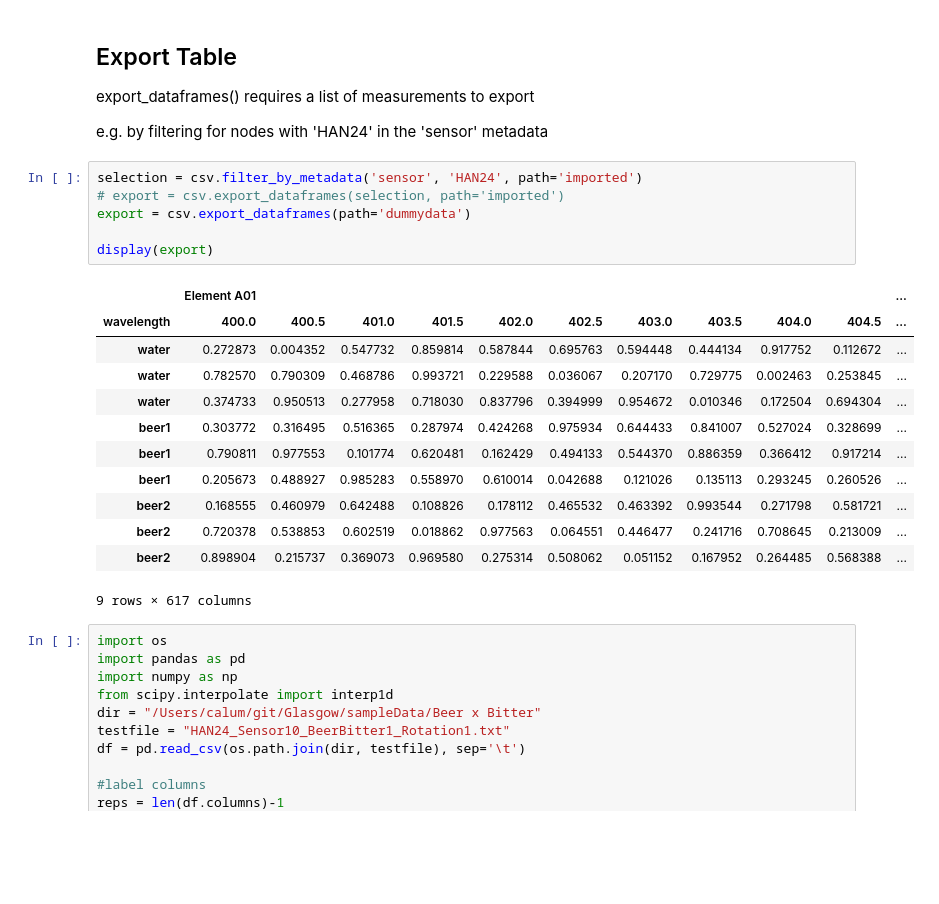
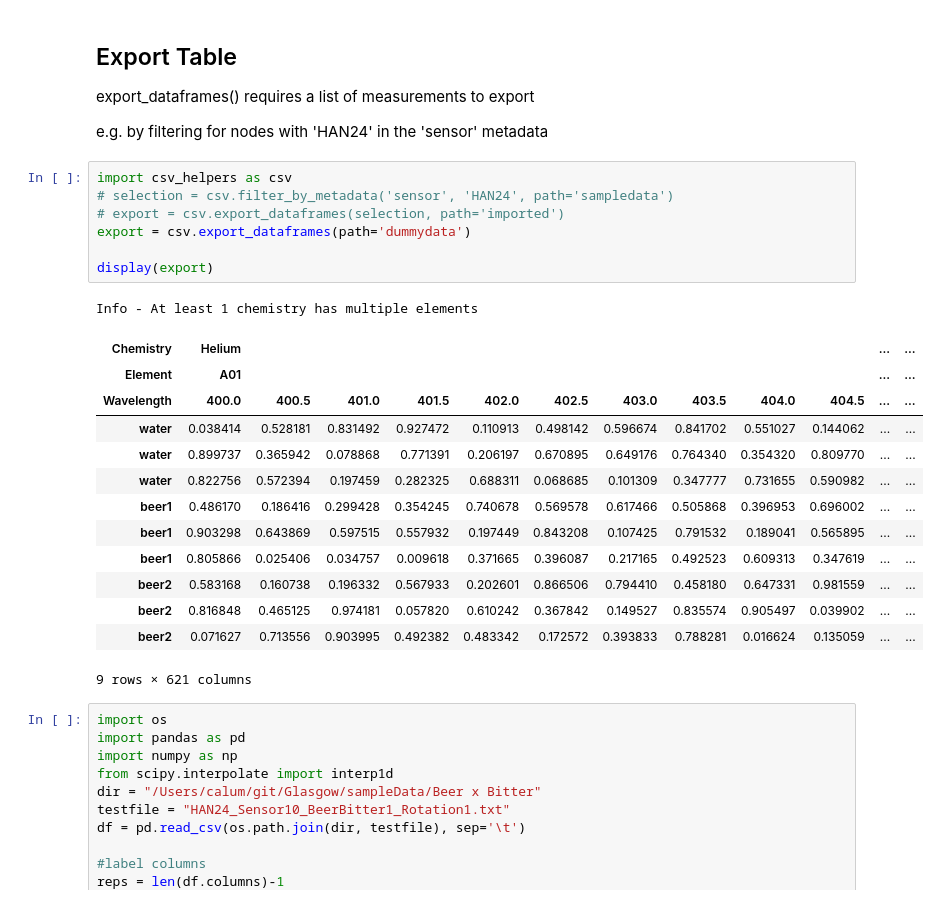
Before and after one commit to calcut/dwt-optical, a Jupyter notebook: csv_import_export.ipynb, the cells around one changed output. Drawn from its saved outputs; the diff is of its cells as text; blank space fills up the shorter version.

```diff
--- a/csv_import_export.ipynb
+++ b/csv_import_export.ipynb
@@ -175,24 +156,27 @@ export_dataframes() requires a list of measurements to export
 
 e.g. by filtering for nodes with 'HAN24' in the 'sensor' metadata
 # %%
-selection = csv.filter_by_metadata('sensor', 'HAN24', path='imported')
+import csv_helpers as csv
+# selection = csv.filter_by_metadata('sensor', 'HAN24', path='sampledata')
 # export = csv.export_dataframes(selection, path='imported')
 export = csv.export_dataframes(path='dummydata')
 
 display(export)
 # %% [output]
+Info - At least 1 chemistry has multiple elements
-|  | Element A01 |  |  |  |  |  |  |  |  |  | ... |
-| wavelength | 400.0 | 400.5 | 401.0 | 401.5 | 402.0 | 402.5 | 403.0 | 403.5 | 404.0 | 404.5 | ... |
-| water | 0.272873 | 0.004352 | 0.547732 | 0.859814 | 0.587844 | 0.695763 | 0.594448 | 0.444134 | 0.917752 | 0.112672 | ... |
-| water | 0.782570 | 0.790309 | 0.468786 | 0.993721 | 0.229588 | 0.036067 | 0.207170 | 0.729775 | 0.002463 | 0.253845 | ... |
-| water | 0.374733 | 0.950513 | 0.277958 | 0.718030 | 0.837796 | 0.394999 | 0.954672 | 0.010346 | 0.172504 | 0.694304 | ... |
-| beer1 | 0.303772 | 0.316495 | 0.516365 | 0.287974 | 0.424268 | 0.975934 | 0.644433 | 0.841007 | 0.527024 | 0.328699 | ... |
-| beer1 | 0.790811 | 0.977553 | 0.101774 | 0.620481 | 0.162429 | 0.494133 | 0.544370 | 0.886359 | 0.366412 | 0.917214 | ... |
-| beer1 | 0.205673 | 0.488927 | 0.985283 | 0.558970 | 0.610014 | 0.042688 | 0.121026 | 0.135113 | 0.293245 | 0.260526 | ... |
-| beer2 | 0.168555 | 0.460979 | 0.642488 | 0.108826 | 0.178112 | 0.465532 | 0.463392 | 0.993544 | 0.271798 | 0.581721 | ... |
-| beer2 | 0.720378 | 0.538853 | 0.602519 | 0.018862 | 0.977563 | 0.064551 | 0.446477 | 0.241716 | 0.708645 | 0.213009 | ... |
-| beer2 | 0.898904 | 0.215737 | 0.369073 | 0.969580 | 0.275314 | 0.508062 | 0.051152 | 0.167952 | 0.264485 | 0.568388 | ... |
+| Chemistry | Helium |  |  |  |  |  |  |  |  |  | ... | ... |
+| Element | A01 |  |  |  |  |  |  |  |  |  | ... | ... |
+| Wavelength | 400.0 | 400.5 | 401.0 | 401.5 | 402.0 | 402.5 | 403.0 | 403.5 | 404.0 | 404.5 | ... | ... |
+| water | 0.038414 | 0.528181 | 0.831492 | 0.927472 | 0.110913 | 0.498142 | 0.596674 | 0.841702 | 0.551027 | 0.144062 | ... | ... |
+| water | 0.899737 | 0.365942 | 0.078868 | 0.771391 | 0.206197 | 0.670895 | 0.649176 | 0.764340 | 0.354320 | 0.809770 | ... | ... |
+| water | 0.822756 | 0.572394 | 0.197459 | 0.282325 | 0.688311 | 0.068685 | 0.101309 | 0.347777 | 0.731655 | 0.590982 | ... | ... |
+| beer1 | 0.486170 | 0.186416 | 0.299428 | 0.354245 | 0.740678 | 0.569578 | 0.617466 | 0.505868 | 0.396953 | 0.696002 | ... | ... |
+| beer1 | 0.903298 | 0.643869 | 0.597515 | 0.557932 | 0.197449 | 0.843208 | 0.107425 | 0.791532 | 0.189041 | 0.565895 | ... | ... |
+| beer1 | 0.805866 | 0.025406 | 0.034757 | 0.009618 | 0.371665 | 0.396087 | 0.217165 | 0.492523 | 0.609313 | 0.347619 | ... | ... |
+| beer2 | 0.583168 | 0.160738 | 0.196332 | 0.567933 | 0.202601 | 0.866506 | 0.794410 | 0.458180 | 0.647331 | 0.981559 | ... | ... |
+| beer2 | 0.816848 | 0.465125 | 0.974181 | 0.057820 | 0.610242 | 0.367842 | 0.149527 | 0.835574 | 0.905497 | 0.039902 | ... | ... |
+| beer2 | 0.071627 | 0.713556 | 0.903995 | 0.492382 | 0.483342 | 0.172572 | 0.393833 | 0.788281 | 0.016624 | 0.135059 | ... | ... |
-9 rows × 617 columns
+9 rows × 621 columns
 # %%
 import os
 import pandas as pd
```
Also changed, not shown: parts of 5 cells of this notebook, 1 other file.
